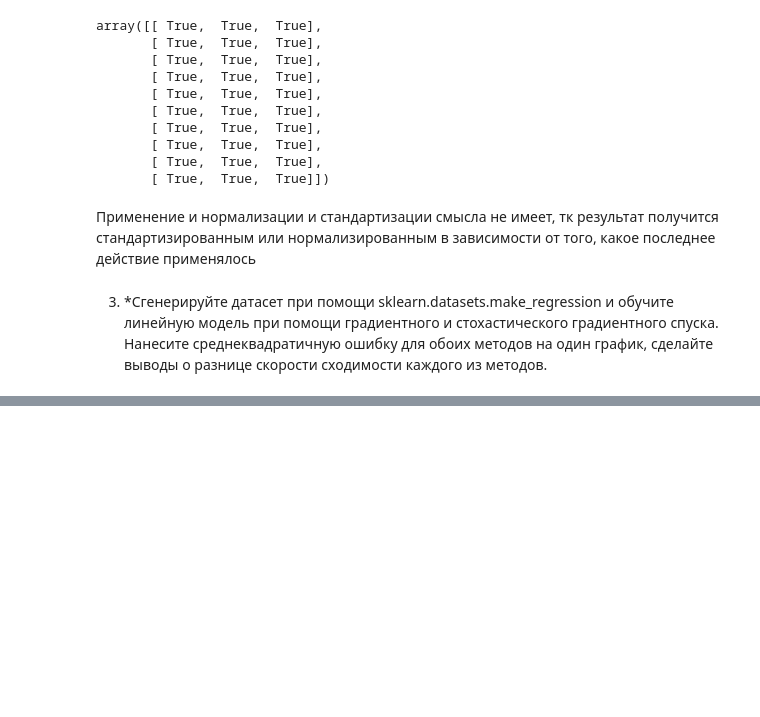
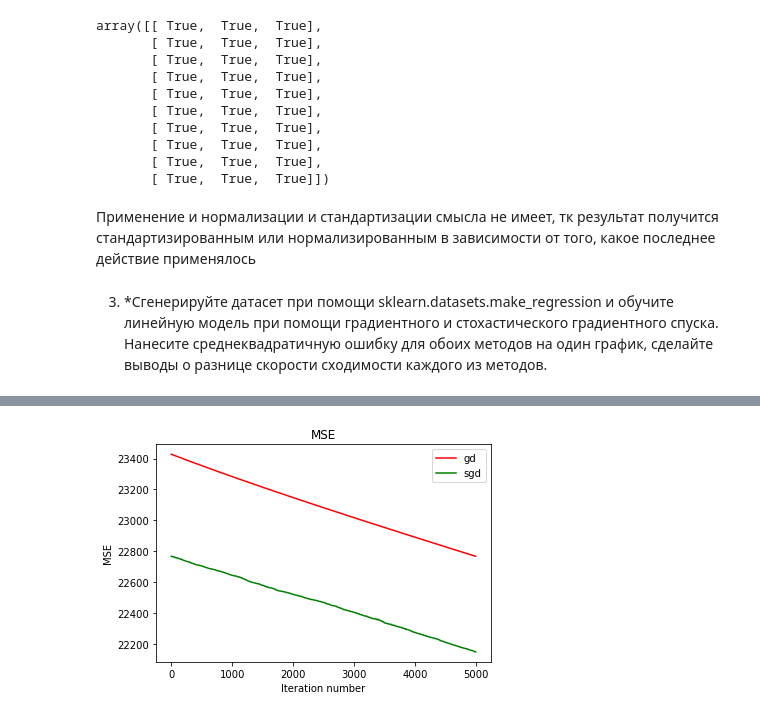
Before and after one commit to alexanechka/algorithms, a Jupyter notebook: homework02.ipynb, the cells around one changed output, grey strips where cells are left out. Drawn from its saved outputs; the diff is of its cells as text; code cells hidden in the pictures; blank space fills up the shorter version.

```diff
--- a/homework02.ipynb
+++ b/homework02.ipynb
@@ -245,7 +247,7 @@ array([-0.43706345, -1.08767303,  0.33684821, -0.52841549,  0.41417911,
 # %%
 # стохастический градиентный спуск
-def stohastic_gradient_descent(X, y, iterations, size, eta=1e-4):
-    W = np.random.randn(X.shape[1])
+def stohastic_gradient_descent(W, X, y, iterations, size, eta=1e-3):
+#     W = np.random.randn(X.shape[1])
     n = X.shape[0]
 
     errors=[]
@@ -263,7 +265,7 @@ def stohastic_gradient_descent(X, y, iterations, size, eta=1e-4):
 
         err = calc_mse(y, np.dot(X, W))
         errors.append(err)
-        w_list.append(W)
+        w_list.append(W.copy())
 
         if i % (iterations / 10) == 0:
             print(f'Iter: {i}, weights: {W}, error {err}')
@@ -272,8 +274,8 @@ def stohastic_gradient_descent(X, y, iterations, size, eta=1e-4):
     return W, errors, w_list
 # %%
 # классический  GD
-def gradient_descent(X, y, iterations, eta=1e-4):
-    W = np.random.randn(X.shape[1])
+def gradient_descent(W, X, y, iterations, eta=1e-3):
+#     W = np.random.randn(X.shape[1])
     n = X.shape[0]
 
     errors=[]
@@ -284,9 +286,12 @@ def gradient_descent(X, y, iterations, eta=1e-4):
         dQ = 2/n * X.T @ (y_pred - y) # градиент функции ошибки
         W -= (eta * dQ)
         errors.append(err)
-        w_list.append(W)
+        w_list.append(W.copy())
 
         if i % (iterations / 10) == 0:
             print(f'Iter: {i}, weights: {W}, error {err}')
     print(f'Final MSE: {calc_mse(y, np.dot(X, W))}')
     return W, errors, w_list
+# %%
+%%time
+W, errors, w_list = gradient_descent(init_W, X, y, 5000, eta=1e-4)
@@ -292,0 +316,3 @@ def gradient_descent(X, y, iterations, eta=1e-4):
+# %%
+%%time
+W_s, errors_s, w_list_s = stohastic_gradient_descent(init_W, X, y, 5000, 1, eta=1e-4)
@@ -292,0 +337,11 @@ def gradient_descent(X, y, iterations, eta=1e-4):
+# %%
+# Визуализация
+plt.plot(range(len(errors)), errors, color ='r', label = 'gd')
+plt.plot(range(len(errors_s)), errors_s, color ='g', label = 'sgd')
+plt.title('MSE')
+plt.xlabel('Iteration number')
+plt.ylabel('MSE')
+plt.legend()
+plt.show()
+# %% [output]
+[figure, added]
```
Also changed, not shown: parts of 7 cells of this notebook.
